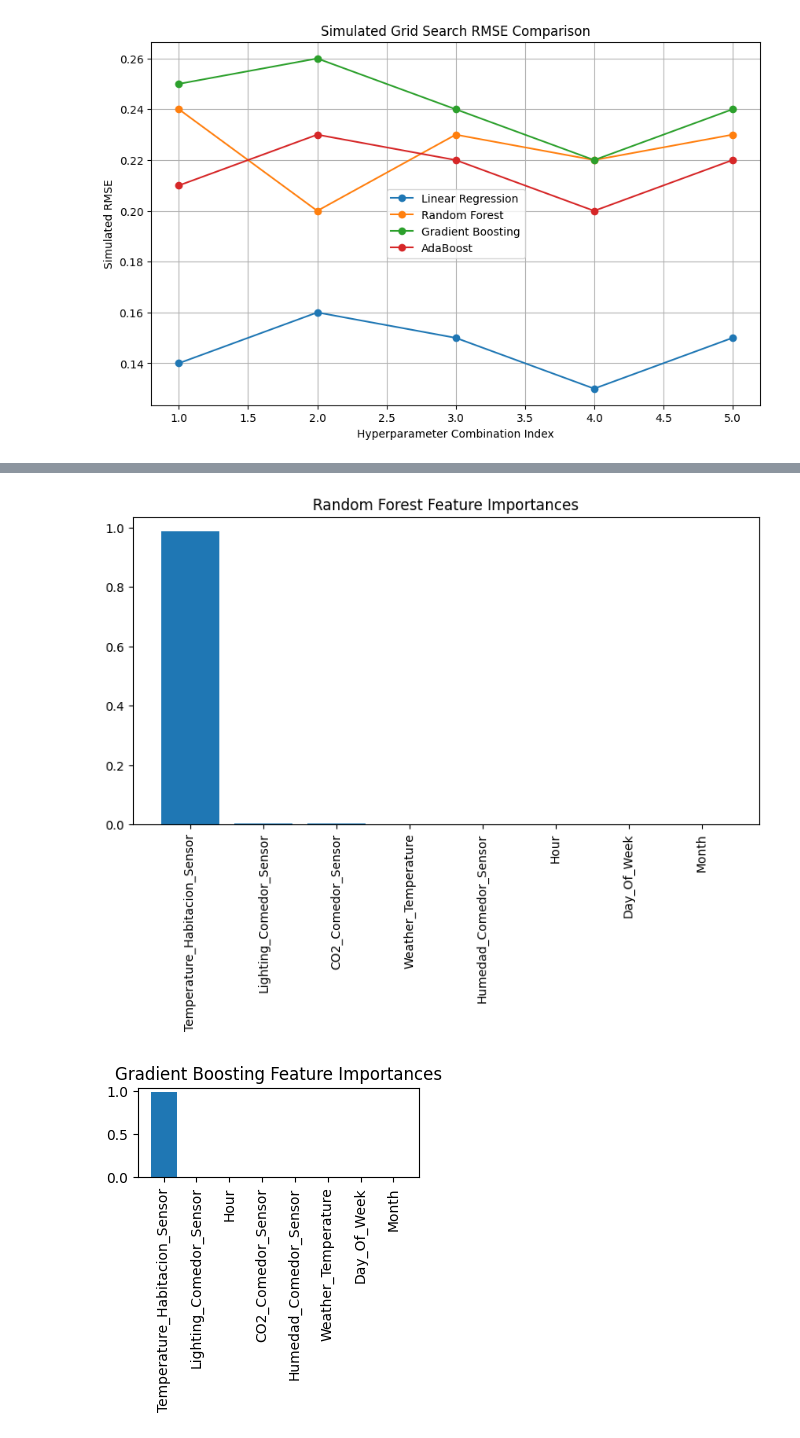
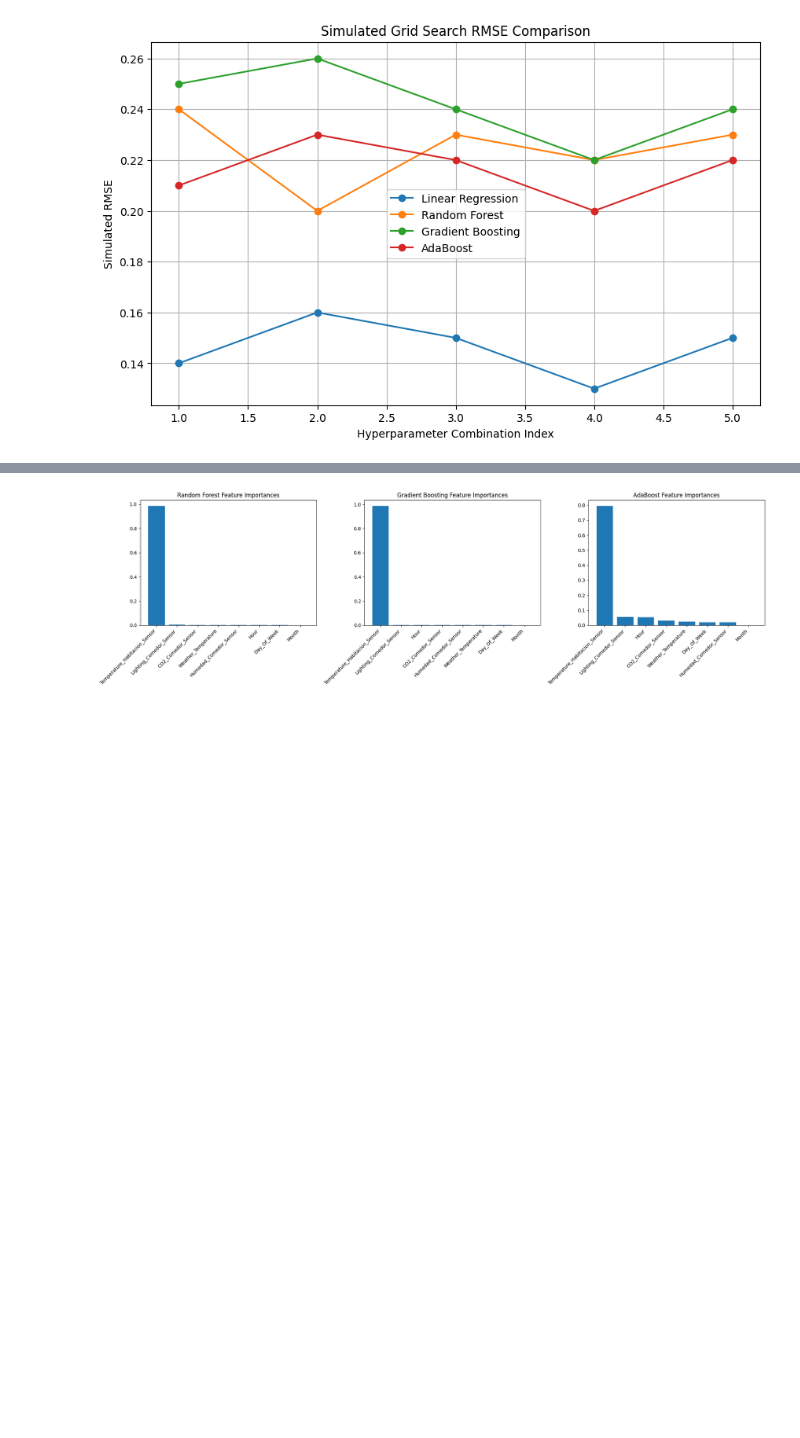
Before and after one commit to codesob/sml2010, a Jupyter notebook: ok.ipynb, the cells around one changed output, grey strips where cells are left out. Drawn from its saved outputs; the diff is of its cells as text; code cells hidden in the pictures; blank space fills up the shorter version.

```diff
--- a/ok.ipynb
+++ b/ok.ipynb
@@ -37,6 +40,13 @@ else:
     # Define models
     models = {
         "Linear Regression": LinearRegression(),
+        "Ridge Regression": Ridge(alpha=1.0),
+        "Lasso Regression": Lasso(alpha=1.0),
+        "Polynomial Regression": Pipeline([
+            ('poly', PolynomialFeatures(degree=2)),
+            ('linear', LinearRegression())
+        ]),
+        "SVR": SVR(kernel='rbf', C=1.0, epsilon=0.1),
         "Random Forest": RandomForestRegressor(n_estimators=100, random_state=42),
         "Gradient Boosting": GradientBoostingRegressor(n_estimators=100, random_state=42),
         "AdaBoost": AdaBoostRegressor(n_estimators=100, random_state=42)
@@ -62,13 +72,13 @@ print(f"✅ Best model: **{best_model}** with MSE: **{best_score:.4f}**\n")
 # %%
-    # Plot predictions vs actuals
-plt.figure(figsize=(14, 10))
+# Plot predictions vs actuals
+plt.figure(figsize=(20, 15))
 for i, (name, res) in enumerate(results.items()):
-    plt.subplot(2, 2, i+1)
+    plt.subplot(3, 3, i+1)
     plt.scatter(y_test, res['y_pred'], alpha=0.5)
     plt.plot([y_test.min(), y_test.max()], [y_test.min(), y_test.max()], 'r--')
     plt.xlabel('Actual')
     plt.ylabel('Predicted')
-    plt.title(f"{name} (MSE: {res['mse']:.3f})")
+    plt.title(f"{name}\n(MSE: {res['mse']:.3f})")
 plt.tight_layout()
 plt.show()
 # %% [output]
@@ -99,16 +109,16 @@ plt.show()
 # %% [output]
 [figure]
 # %%
-    # Residual plots for each model
-plt.figure(figsize=(14, 10))
+# Residual plots for each model
+plt.figure(figsize=(20, 15))
 for i, (name, res) in enumerate(results.items()):
     residuals = y_test - res['y_pred']
-    plt.subplot(2, 2, i+1)
+    plt.subplot(3, 3, i+1)
     plt.scatter(res['y_pred'], residuals, alpha=0.5)
     plt.axhline(0, color='r', linestyle='--')
     plt.xlabel('Predicted')
     plt.ylabel('Residuals')
-    plt.title(f"{name} Residual Plot")
+    plt.title(f"{name}\nResidual Plot")
 plt.tight_layout()
 plt.show()
 # %% [output]
@@ -116,18 +126,17 @@ plt.show()
 # %%
-    # Feature importance for tree-based models
+# Feature importance for tree-based models
 tree_models = ["Random Forest", "Gradient Boosting", "AdaBoost"]
-plt.figure(figsize=(15, 10))
+plt.figure(figsize=(20, 6))
 for i, name in enumerate(tree_models):
     model = models[name]
     if hasattr(model, 'feature_importances_'):
-            plt.subplot(2, 2, i+1)
-            importances = model.feature_importances_
-            indices = np.argsort(importances)[::-1]
-            plt.bar(range(len(importances)), importances[indices], align='center')
-            plt.xticks(range(len(importances)), [feature_cols[j] for j in indices], rotation=90)
-            plt.title(f"{name} Feature Importances")
-            plt.tight_layout()
-    plt.show()
+        plt.subplot(1, 3, i+1)
+        importances = model.feature_importances_
+        indices = np.argsort(importances)[::-1]
+        plt.bar(range(len(importances)), importances[indices], align='center')
+        plt.xticks(range(len(importances)), [feature_cols[j] for j in indices], rotation=45, ha='right')
+        plt.title(f"{name} Feature Importances")
+plt.tight_layout()
+plt.show()
 # %% [output]
-[figure, old version]
+[figure, new version]
-[figure, removed]
```
Also changed, not shown: parts of 8 cells of this notebook, 4 other files.
